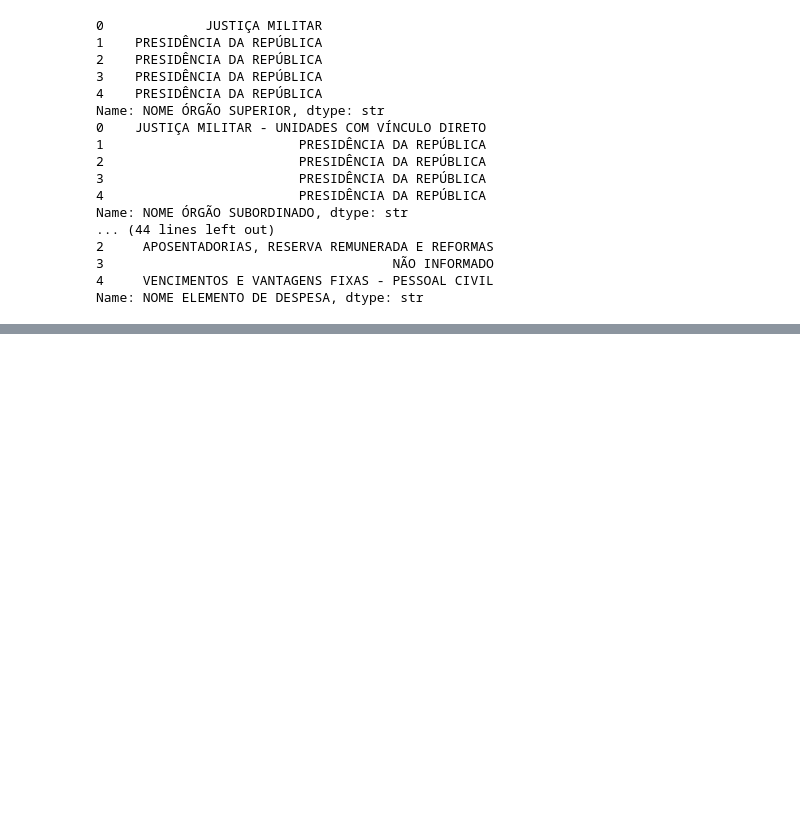
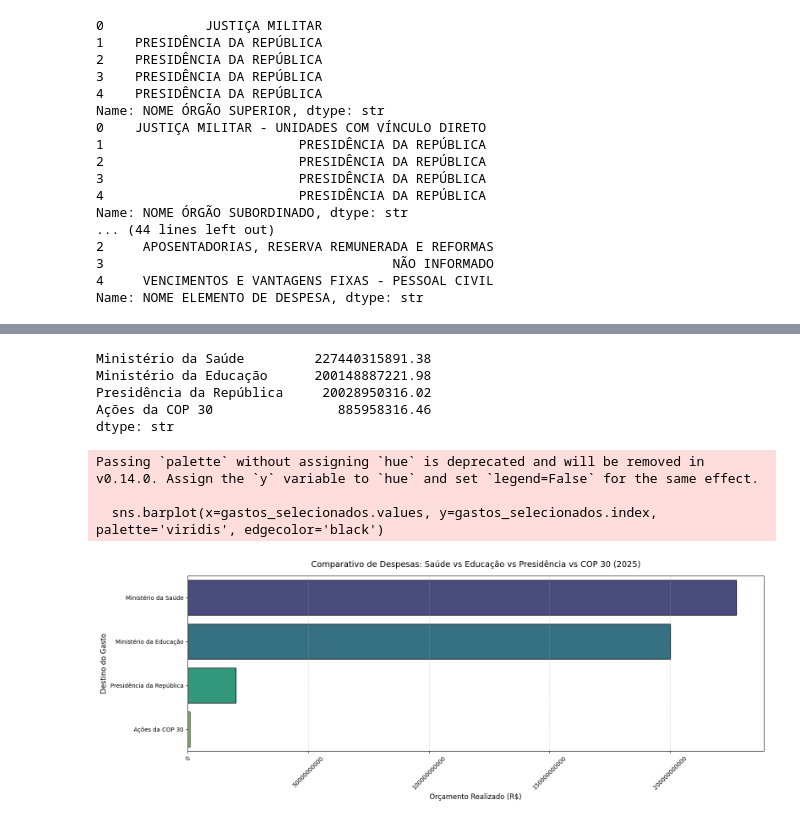
Before and after one commit to fehiarita/orcamento_despesa-2025, a Jupyter notebook: Notebooks/analise_inicial.ipynb, the cells around one changed output, grey strips where cells are left out. Drawn from its saved outputs; the diff is of its cells as text; code cells hidden in the pictures; blank space fills up the shorter version.

```diff
--- a/Notebooks/analise_inicial.ipynb
+++ b/Notebooks/analise_inicial.ipynb
@@ -198,0 +264,56 @@ Name: NOME ELEMENTO DE DESPESA, dtype: str
+# %%
+# 1. Filtra os ministérios principais (buscando pelo nome na coluna)
+gasto_saude = ler_csv[ler_csv['NOME ÓRGÃO SUPERIOR'].str.contains('SAÚDE', na=False)]['ORÇAMENTO REALIZADO (R$)'].sum()
+gasto_educacao = ler_csv[ler_csv['NOME ÓRGÃO SUPERIOR'].str.contains('EDUCAÇÃO', na=False)]['ORÇAMENTO REALIZADO (R$)'].sum()
+gasto_presidencia = ler_csv[ler_csv['NOME ÓRGÃO SUPERIOR'].str.contains('PRESIDÊNCIA DA REPÚBLICA', na=False)]['ORÇAMENTO REALIZADO (R$)'].sum()
+
+# 2. Filtra os gastos da COP 30 (buscando o termo em QUALQUER coluna de texto do arquivo)
+# Varremos todas as colunas de texto procurando pela menção "COP 30" ou "COP30"
+filtro_cop30 = ler_csv.astype(str).apply(lambda x: x.str.contains('COP 30|COP30', case=False, na=False)).any(axis=1)
+gasto_cop30 = ler_csv[filtro_cop30]['ORÇAMENTO REALIZADO (R$)'].sum()
+
+# 3. Cria um novo grupo (Series) organizado com esses resultados
+gastos_selecionados = pd.Series({
+    'Ministério da Saúde': gasto_saude,
+    'Ministério da Educação': gasto_educacao,
+    'Presidência da República': gasto_presidencia,
+    'Ações da COP 30': gasto_cop30
+}).sort_values(ascending=False)
+
+print(gastos_selecionados.map('{:.2f}'.format))
+
+import matplotlib.pyplot as plt
+import seaborn as sns
+
+# Define o tamanho ideal para o gráfico horizontal
+plt.figure(figsize=(16, 6))
+
+# Cria o gráfico de barras horizontais utilizando uma paleta de cores destacada ('Set2' ou 'viridis')
+sns.barplot(x=gastos_selecionados.values, y=gastos_selecionados.index, palette='viridis', edgecolor='black')
+
+plt.title('Comparativo de Despesas: Saúde vs Educação vs Presidência vs COP 30 (2025)', fontsize=14, pad=15)
+plt.xlabel('Orçamento Realizado (R$)', fontsize=12)
+plt.ylabel('Destino do Gasto', fontsize=12)
+
+# Remove a notação científica e rotaciona os números se necessário
+plt.ticklabel_format(style='plain', axis='x')
+plt.xticks(rotation=45)
+
+# Adiciona linhas de grade verticais discretas para ajudar na leitura dos valores gigantes
+plt.grid(axis='x', linestyle='--', alpha=0.5)
+
+plt.tight_layout()
+
+# Salva a imagem para o seu GitHub
+plt.savefig('comparativo_gastos_especificos.png', dpi=300)
+plt.show()
+# %% [output]
+Ministério da Saúde         227440315891.38
+Ministério da Educação      200148887221.98
+Presidência da República     20028950316.02
+Ações da COP 30                885958316.46
+dtype: str
+Passing `palette` without assigning `hue` is deprecated and will be removed in v0.14.0. Assign the `y` variable to `hue` and set `legend=False` for the same effect.
+
+  sns.barplot(x=gastos_selecionados.values, y=gastos_selecionados.index, palette='viridis', edgecolor='black')
+[figure, added]
```
Also changed, not shown: parts of 7 cells of this notebook, 2 other files.
